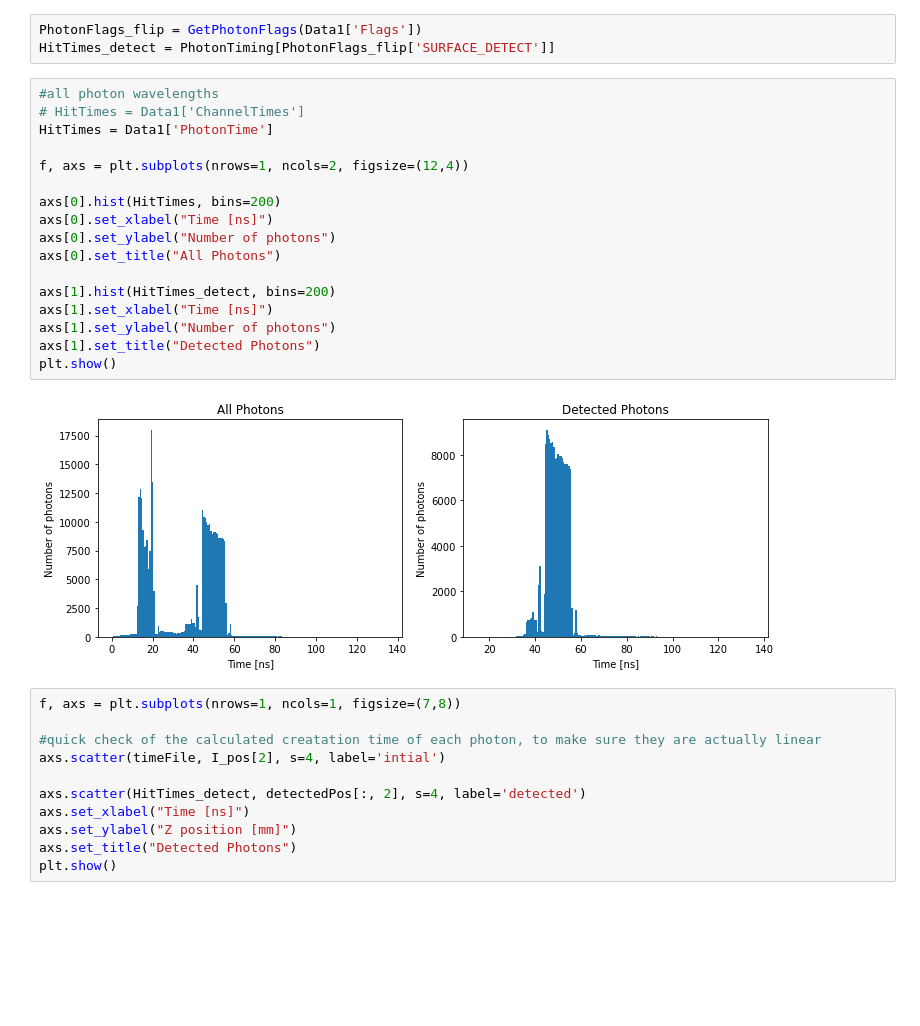
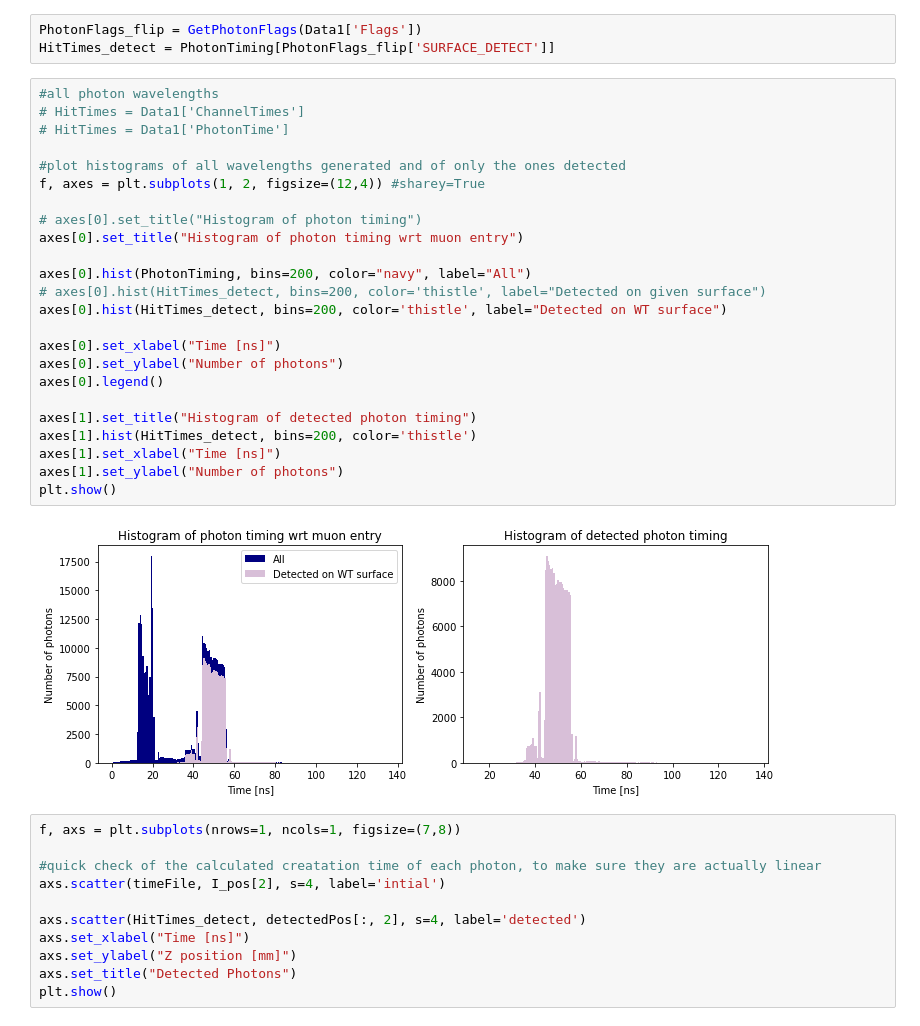
Before and after one commit to eklem1/OD_work, a Jupyter notebook: hfiles_PMTs.ipynb, the cells around one changed output. Drawn from its saved outputs; the diff is of its cells as text; blank space fills up the shorter version.

```diff
--- a/hfiles_PMTs.ipynb
+++ b/hfiles_PMTs.ipynb
@@ -243,22 +243,29 @@ HitTimes_detect = PhotonTiming[PhotonFlags_flip['SURFACE_DETECT']]
 # %%
 #all photon wavelengths
 # HitTimes = Data1['ChannelTimes']
-HitTimes = Data1['PhotonTime']
+# HitTimes = Data1['PhotonTime']
 
-f, axs = plt.subplots(nrows=1, ncols=2, figsize=(12,4))
+#plot histograms of all wavelengths generated and of only the ones detected
+f, axes = plt.subplots(1, 2, figsize=(12,4)) #sharey=True
 
-axs[0].hist(HitTimes, bins=200)
-axs[0].set_xlabel("Time [ns]")
-axs[0].set_ylabel("Number of photons")
-axs[0].set_title("All Photons")
+# axes[0].set_title("Histogram of photon timing")
+axes[0].set_title("Histogram of photon timing wrt muon entry")
 
-axs[1].hist(HitTimes_detect, bins=200)
-axs[1].set_xlabel("Time [ns]")
-axs[1].set_ylabel("Number of photons")
-axs[1].set_title("Detected Photons")
+axes[0].hist(PhotonTiming, bins=200, color="navy", label="All")
+# axes[0].hist(HitTimes_detect, bins=200, color='thistle', label="Detected on given surface")
+axes[0].hist(HitTimes_detect, bins=200, color='thistle', label="Detected on WT surface")
+
+axes[0].set_xlabel("Time [ns]")
+axes[0].set_ylabel("Number of photons")
+axes[0].legend()
+
+axes[1].set_title("Histogram of detected photon timing")
+axes[1].hist(HitTimes_detect, bins=200, color='thistle')
+axes[1].set_xlabel("Time [ns]")
+axes[1].set_ylabel("Number of photons")
 plt.show()
 # %% [output]
-[figure, old version]
+[figure, new version]
 # %%
 f, axs = plt.subplots(nrows=1, ncols=1, figsize=(7,8))
 
```
Also changed, not shown: 1 other file.
